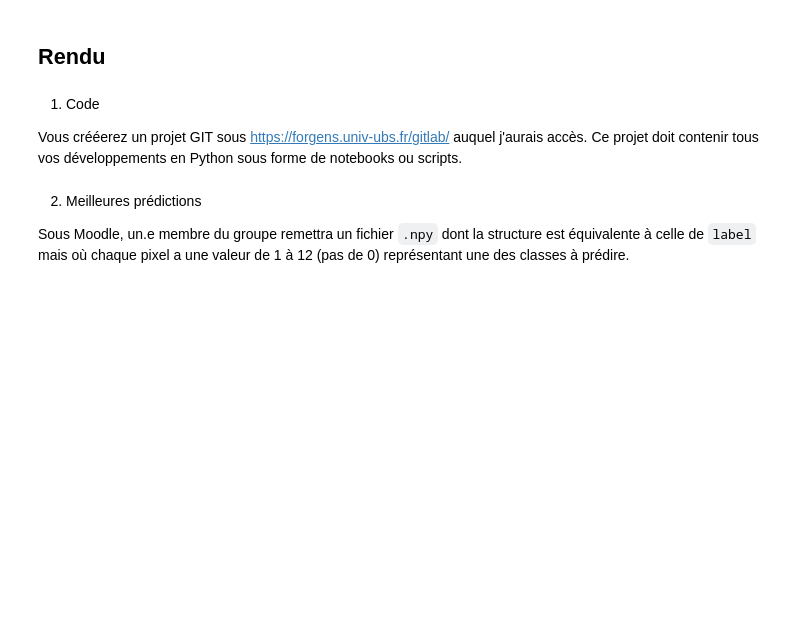
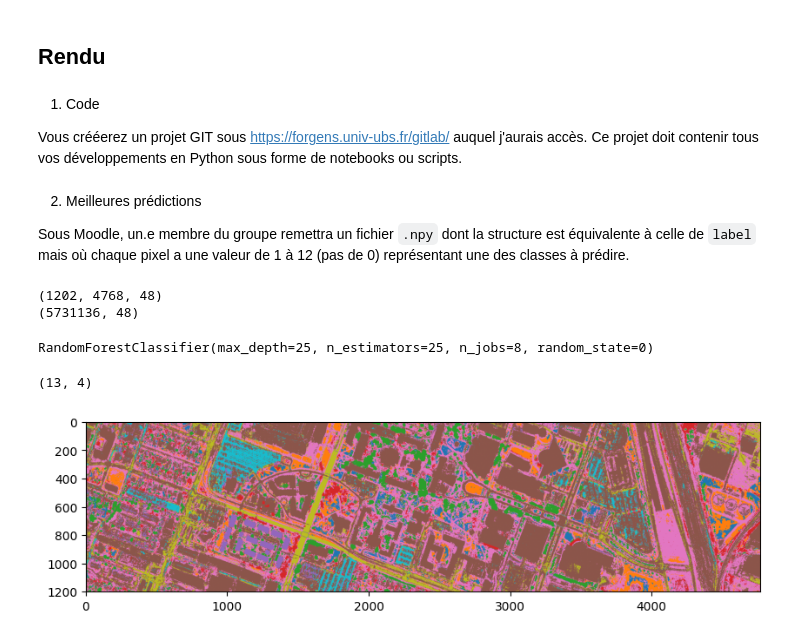
Before and after one commit to eliiks/godet_buche_lambert_challenge_apprentissage_auto, a Jupyter notebook: projet.ipynb, the cells around one changed output. Saved outputs shown, nothing was run; the diff lists cells and outputs as text; code cells hidden in the pictures; blank space fills up the shorter version.

Commit message:
trivially using random forest

```diff
--- a/projet.ipynb
+++ b/projet.ipynb
@@ -103,3 +143,30 @@ Ce projet doit contenir tous vos développements en Python sous forme de noteboo
 2. Meilleures prédictions
 
 Sous Moodle, un.e membre du groupe remettra un fichier `.npy` dont la structure est équivalente à celle de `label` mais où chaque pixel a une valeur de 1 à 12 (pas de 0) représentant une des classes à prédire.
+# %%
+train_X = hyp[label != 0]
+train_y = label[label != 0]
+
+print(hyp.shape)
+challenge_X = hyp.reshape((-1,48))
+# %% [output]
+(1202, 4768, 48)
+(5731136, 48)
+# %%
+from sklearn.ensemble import RandomForestClassifier
+
+clf = RandomForestClassifier(max_depth=25, random_state=0, n_jobs=8, n_estimators=25)
+clf.fit(train_X, train_y)
+# %% [output]
+RandomForestClassifier(max_depth=25, n_estimators=25, n_jobs=8, random_state=0)
+# %%
+predict = clf.predict(challenge_X)
+# %%
+res = predict.reshape(label.shape)
+# %%
+plt.figure(figsize=(10,15))
+plt.imshow(viz_label_img(res))
+plt.show()
+# %% [output]
+(13, 4)
+[figure, added]
```
Also changed, not shown: parts of 7 cells of this notebook.
